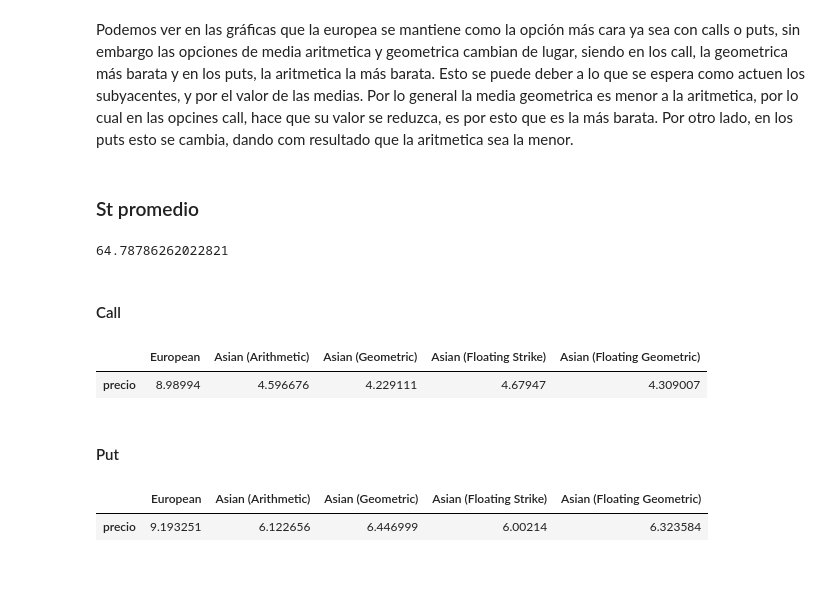
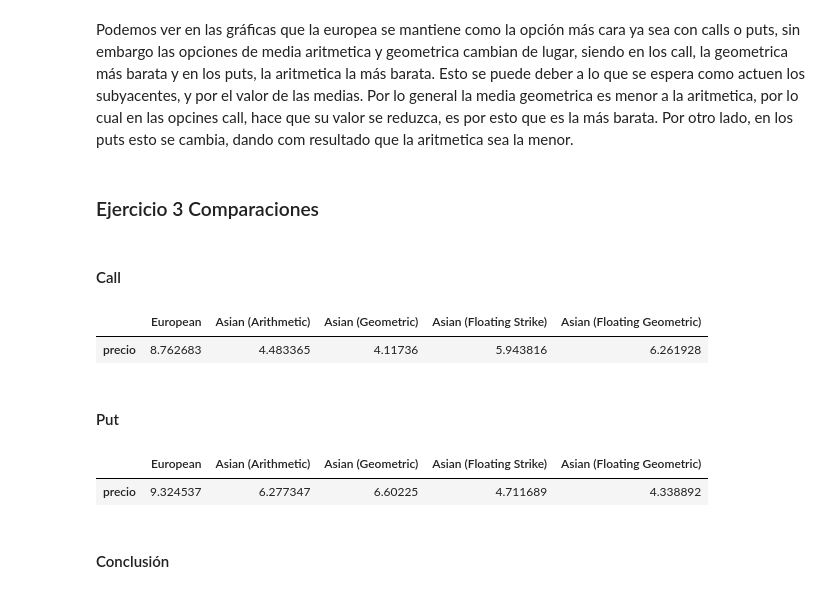
Before and after one commit to AlexFajardo26/Simulacion_procesos, a Jupyter notebook: valuación opciones asiaticas.ipynb, the cells around one changed output. Cells and saved outputs as stored; diff of their text form; code cells hidden in the pictures.

```diff
--- a/valuación opciones asiaticas.ipynb
+++ b/valuación opciones asiaticas.ipynb
@@ -22,11 +13,12 @@ Name: 2025-04-04 00:00:00, dtype: float64
 # %%
 returns = close_prices.pct_change().dropna()
-sigma = returns.std() * np.sqrt(252)
+sigma = (returns.std() * np.sqrt(252)).values
+S0 = close_prices.iloc[-1].values
 T = 1
 K = 65
 num_steps = 252
 r = 0.0425
 n_sims = 10000
-dt = T / num_steps
-Z = np.random.normal(size=(n_sims, num_steps))
+
+np.random.seed(42)
 # %% [markdown]
@@ -35,9 +27,9 @@ Z = np.random.normal(size=(n_sims, num_steps))
 def simulate_prices(S0, r, sigma, T, num_steps, n_sims):
     dt = T / num_steps
     Z = np.random.normal(size=(n_sims, num_steps)) ## parámetros estándar : 0 y 1
-    simulated_returns = (r - 0.5 * sigma.iloc[0]**2) * dt + sigma.iloc[0] * np.sqrt(dt) * Z
+    simulated_returns = (r - 0.5 * sigma**2) * dt + sigma* np.sqrt(dt) * Z
     simulared_cumulative_returns = np.cumsum(simulated_returns, axis=1)
-    simulated_prices = S0.iloc[0] * np.exp(simulared_cumulative_returns)
+    simulated_prices = S0* np.exp(simulared_cumulative_returns)
     return simulated_prices
 
 
@@ -58,9 +50,9 @@ def get_price__fixed_strike__average_price(simulated_prices, K, r, T, option_typ
 def get_price__floating_strike__average_price(simulated_prices, St, r, T, option_type):
     avg_prices = np.mean(simulated_prices[:, 1:], axis=1)
     if option_type == 'call':
+        payoffs = np.maximum(St - avg_prices, 0)
+    elif option_type == 'put':
         payoffs = np.maximum(avg_prices - St, 0)
-    elif option_type == 'put':
-        payoffs = np.maximum(St - avg_prices, 0)
     option_price =  np.exp(-r * T) * np.mean(payoffs)
 
     return option_price
@@ -78,9 +70,9 @@ def get_price__fixed_strike__geometric_price(simulated_prices, K, r, T, option_t
 def get_price__floating_strike__geometric_price(simulated_prices, St, r, T, option_type):
     geometric_prices = np.exp(np.mean(np.log(simulated_prices[:, 1:]), axis=1))
     if option_type == 'call':
+        payoffs = np.maximum(St - geometric_prices, 0)
+    elif option_type == 'put':
         payoffs = np.maximum(geometric_prices - St, 0)
-    elif option_type == 'put':
-        payoffs = np.maximum(St - geometric_prices, 0)
     option_price =  np.exp(-r * T) * np.mean(payoffs)
 
     return option_price
@@ -100,4 +92,3 @@ def get_price__european(simulated_prices, K, r, T, option_type):
 # %%
 simulated_prices = simulate_prices(S0, r, sigma, T, num_steps, n_sims)
-St= simulated_prices[:, -1]
-get_price__fixed_strike__average_price(simulated_prices, K, r, T, 'call')
+St= np.mean(simulated_prices[:, -1])
@@ -178,39 +163,38 @@ Podemos ver que si afecta si los cambios en el tipo de opciones cambian ya que a
 # %% [markdown]
 Podemos ver en las gráficas que la europea se mantiene como la opción más cara ya sea con calls o puts, sin embargo las opciones de media aritmetica y geometrica cambian de lugar, siendo en los call, la geometrica más barata y en los puts, la aritmetica la más barata. Esto se puede deber a lo que se espera como actuen los subyacentes, y por el valor de las medias. Por lo general la media geometrica es menor a la aritmetica, por lo cual en las opcines call, hace que su valor se reduzca, es por esto que es la más barata. Por otro lado, en los puts esto se cambia, dando com resultado que la aritmetica sea la menor.
 # %% [markdown]
-### St promedio
+### Ejercicio 3 Comparaciones
 # %%
-St = np.mean(simulated_prices[:, -1])
-St
+K=65
-# %% [output]
-64.78786262022821
 # %% [markdown]
 #### Call
 # %%
 import pandas as pd
 prices= pd.DataFrame({
-    'European': get_price__european(simulated_prices, 65, r, T, 'call'),
-    'Asian (Arithmetic)': get_price__fixed_strike__average_price(simulated_prices, 65, r, T, 'call'),
-    'Asian (Geometric)': get_price__fixed_strike__geometric_price(simulated_prices, 65, r, T, 'call'),
+    'European': get_price__european(simulated_prices, K, r, T, 'call'),
+    'Asian (Arithmetic)': get_price__fixed_strike__average_price(simulated_prices, K, r, T, 'call'),
+    'Asian (Geometric)': get_price__fixed_strike__geometric_price(simulated_prices, K, r, T, 'call'),
     'Asian (Floating Strike)': get_price__floating_strike__average_price(simulated_prices, St, r, T, 'call'),
     'Asian (Floating Geometric)': get_price__floating_strike__geometric_price(simulated_prices, St, r, T, 'call'),
 }, index =['precio'])
 prices
 # %% [output]
 |  | European | Asian (Arithmetic) | Asian (Geometric) | Asian (Floating Strike) | Asian (Floating Geometric) |
-| precio | 8.98994 | 4.596676 | 4.229111 | 4.67947 | 4.309007 |
+| precio | 8.762683 | 4.483365 | 4.11736 | 5.943816 | 6.261928 |
 # %% [markdown]
 #### Put
 # %%
 import pandas as pd
 prices= pd.DataFrame({
-    'European': get_price__european(simulated_prices, 65, r, T, 'put'),
-    'Asian (Arithmetic)': get_price__fixed_strike__average_price(simulated_prices, 65, r, T, 'put'),
-    'Asian (Geometric)': get_price__fixed_strike__geometric_price(simulated_prices, 65, r, T, 'put'),
+    'European': get_price__european(simulated_prices, K, r, T, 'put'),
+    'Asian (Arithmetic)': get_price__fixed_strike__average_price(simulated_prices, K, r, T, 'put'),
+    'Asian (Geometric)': get_price__fixed_strike__geometric_price(simulated_prices, K, r, T, 'put'),
     'Asian (Floating Strike)': get_price__floating_strike__average_price(simulated_prices, St, r, T, 'put'),
     'Asian (Floating Geometric)': get_price__floating_strike__geometric_price(simulated_prices, St, r, T, 'put'),
 }, index =['precio'])
 prices
 # %% [output]
 |  | European | Asian (Arithmetic) | Asian (Geometric) | Asian (Floating Strike) | Asian (Floating Geometric) |
-| precio | 9.193251 | 6.122656 | 6.446999 | 6.00214 | 6.323584 |
+| precio | 9.324537 | 6.277347 | 6.60225 | 4.711689 | 4.338892 |
+# %% [markdown]
+#### Conclusión
```
Also changed, not shown: parts of 13 cells of this notebook.
